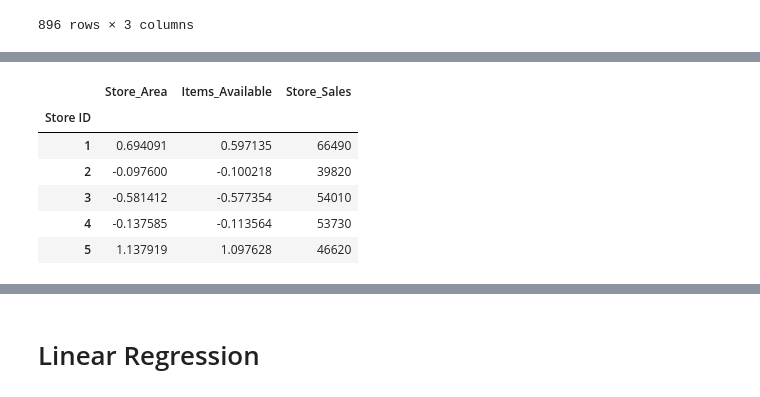
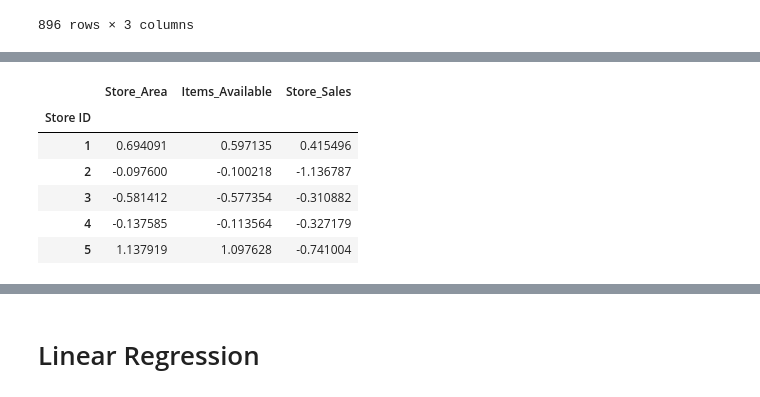
Before and after one commit to rafajovelho/Projeto1-Supermarket-Branches-Sales, a Jupyter notebook: SuperMarket_Project.ipynb, the cells around one changed output, grey strips where cells are left out. Cells and saved outputs as stored; diff of their text form; code cells hidden in the pictures.

```diff
--- a/SuperMarket_Project.ipynb
+++ b/SuperMarket_Project.ipynb
@@ -581,14 +568,14 @@ array([[ 0.69409138,  0.59713547],
 # %%
 # Visualizing the dataset Standardized
 new_df = df_num.copy()
-for i in ['Store_Area', 'Items_Available']:
+for i in ['Store_Area', 'Items_Available', 'Store_Sales']:
     new_df[i] = standard.fit_transform(df_num[i].values.reshape(len(df_num), 1))
 new_df.head()
 # %% [output]
 |  | Store_Area | Items_Available | Store_Sales |
 | Store ID |  |  |  |
-| 1 | 0.694091 | 0.597135 | 66490 |
-| 2 | -0.097600 | -0.100218 | 39820 |
-| 3 | -0.581412 | -0.577354 | 54010 |
-| 4 | -0.137585 | -0.113564 | 53730 |
-| 5 | 1.137919 | 1.097628 | 46620 |
+| 1 | 0.694091 | 0.597135 | 0.415496 |
+| 2 | -0.097600 | -0.100218 | -1.136787 |
+| 3 | -0.581412 | -0.577354 | -0.310882 |
+| 4 | -0.137585 | -0.113564 | -0.327179 |
+| 5 | 1.137919 | 1.097628 | -0.741004 |
```
Also changed, not shown: parts of 14 cells of this notebook.
